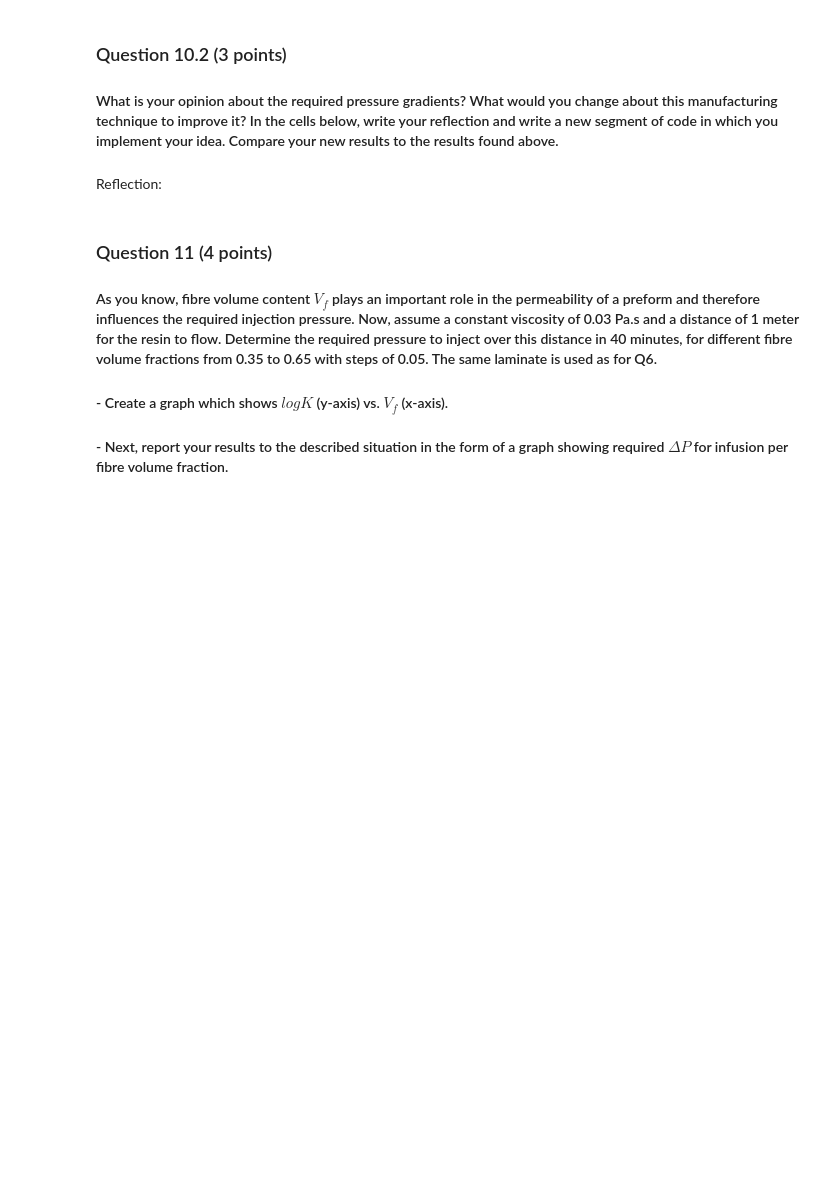
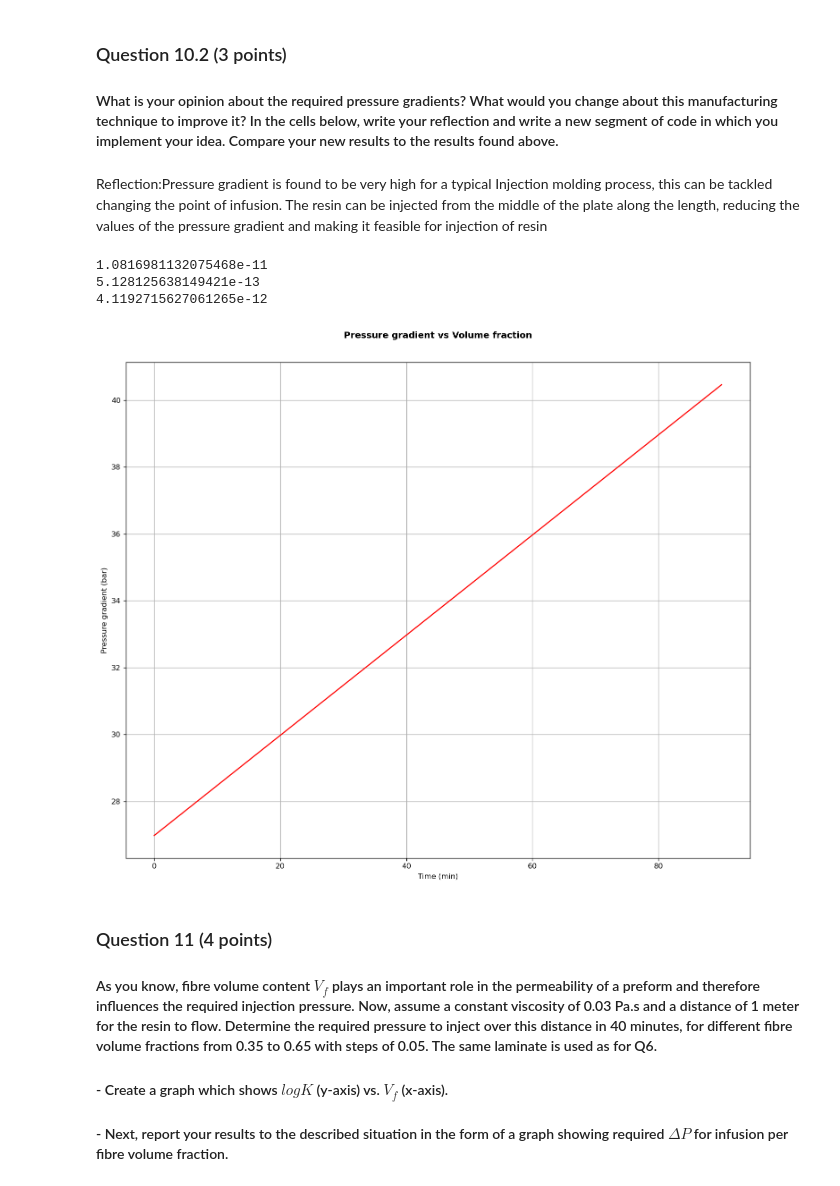
Before and after one commit to ocarpentier/PCM, a Jupyter notebook: Rheokinetics/Notebook Rheokinetics.ipynb, the cells around one changed output. Drawn from its saved outputs; the diff is of its cells as text; code cells hidden in the pictures; blank space fills up the shorter version.

```diff
--- a/Rheokinetics/Notebook Rheokinetics.ipynb
+++ b/Rheokinetics/Notebook Rheokinetics.ipynb
@@ -371,8 +403,46 @@ Answer:
 ### Question 10.2 (3 points)
 
 #### What is your opinion about the required pressure gradients? What would you change about this manufacturing technique to improve it? In the cells below, write your reflection and write a new segment of code in which you implement your idea. Compare your new results to the results found above.
-# %% [markdown]
-Reflection:
+# %% [markdown]
+Reflection:Pressure gradient is found to be very high for a typical Injection molding process, this can be tackled changing the point of infusion. The resin can be injected from the middle of the plate along the length, reducing the values of the pressure gradient and making it feasible for injection of resin
+# %%
+import numpy as np
+import matplotlib.pyplot as plt
+dfib=7e-6
+c1 = 53
+c2 = 0.231
+vf = 0.40
+vfmax = 0.906
+L=0.5
+k11= 2*dfib**2*(1-vf**3)/((vf**2)*c1)
+k22=c2*(np.sqrt(vfmax/vf)-1)**(5/2) *(dfib**2)/4
+theta=np.pi/4
+kxy=k11*(np.cos(theta))**2 +k22*(np.sin(theta))**2
+K=(0.2*k11+0.3*kxy+0.5*k22) #new permeabiliy value
+#the flow is now along the xx direction
+print (k11)
+print (k22)
+print (K)
+Q=0.00074074
+n=np.linspace(0.03,0.045,num=100)
+t=np.linspace(0,90,num=100)
+tim=np.linspace(0,90,num=100)
+def f(n):
+    return ((Q*n*L)/(K*1e5))
+xlist=t
+plt.figure(num=0,dpi=120)
+plt.plot(xlist,f(n),'-r')
+plt.xlabel('Time (min)')
+plt.ylabel('Pressure gradient (bar)')
+plt.grid()
+
+plt.title('Pressure gradient vs Volume fraction\n\n', fontweight ="bold")
+plt.show()
+# %% [output]
+1.0816981132075468e-11
+5.128125638149421e-13
+4.1192715627061265e-12
+[figure, added]
 # %% [markdown]
 ### Question 11 (4 points)
 
```
Also changed, not shown: parts of 15 cells of this notebook, 1 other file.
